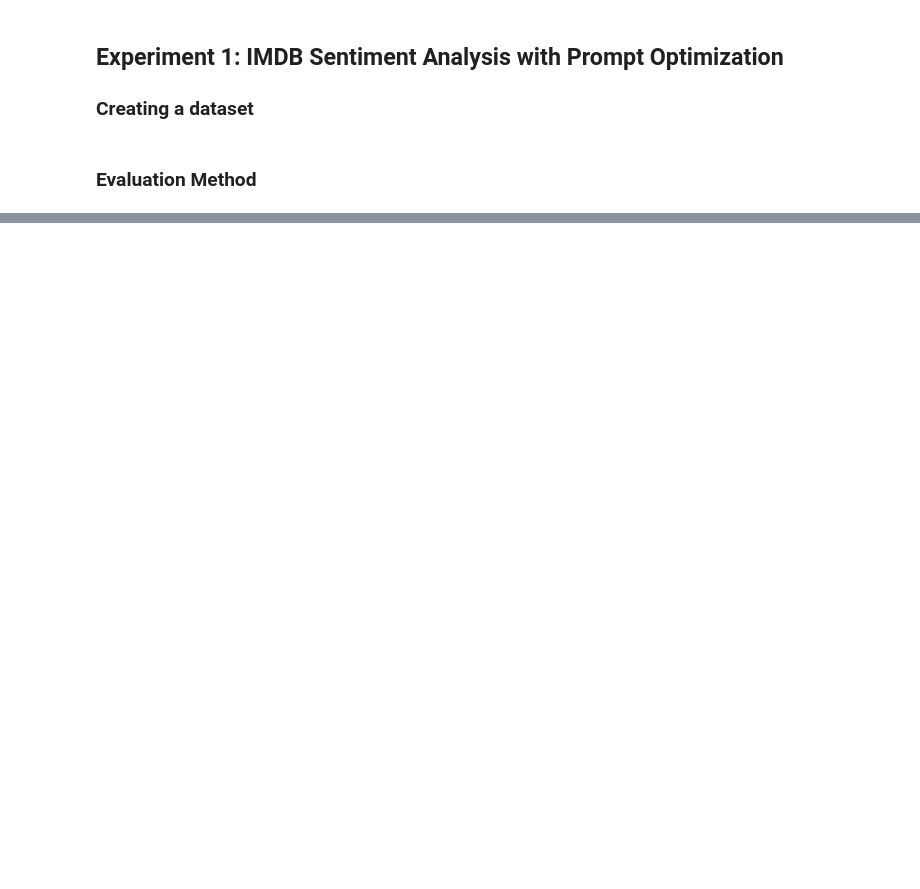
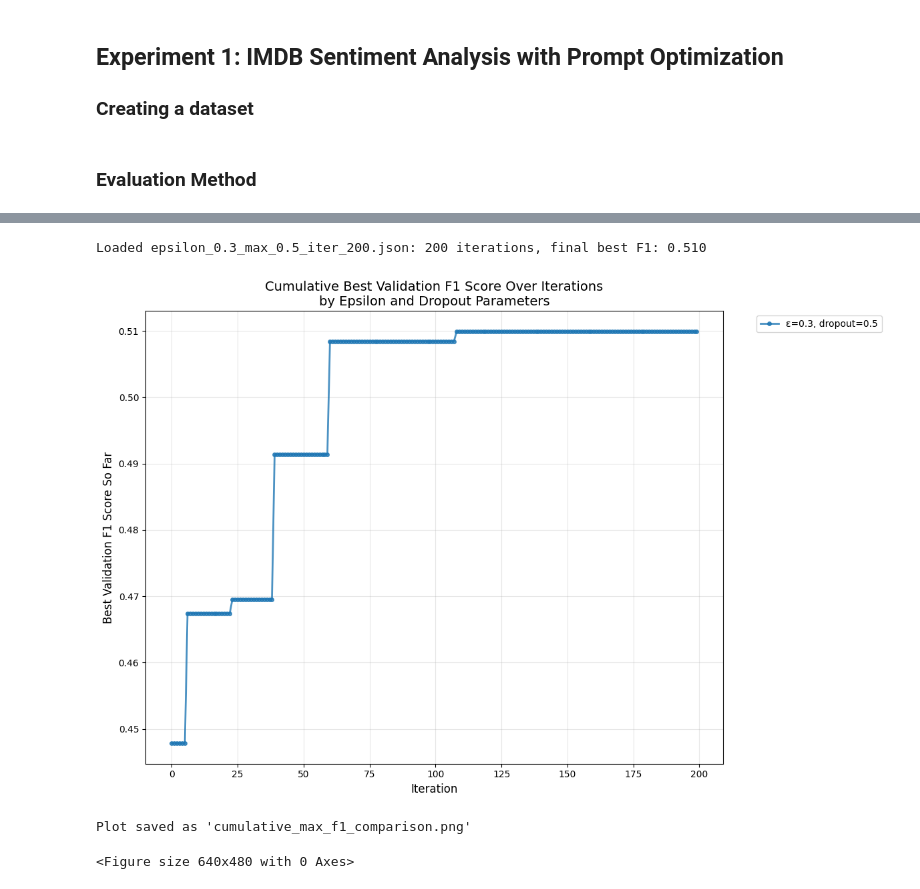
Before and after one commit to sarashs/Exploratory, a Jupyter notebook: Prompt_engineer/prompt_engineer.ipynb, the cells around one changed output, grey strips where cells are left out. Saved outputs shown, nothing was run; the diff lists cells and outputs as text; code cells hidden in the pictures; blank space fills up the shorter version.

```diff
--- a/Prompt_engineer/prompt_engineer.ipynb
+++ b/Prompt_engineer/prompt_engineer.ipynb
@@ -197,0 +553,7 @@ plot_cumulative_max_f1_scores()
+# %%
+plot_cumulative_max_f1_scores()
+# %% [output]
+Loaded epsilon_0.3_max_0.5_iter_200.json: 200 iterations, final best F1: 0.510
+[figure, added]
+Plot saved as 'cumulative_max_f1_comparison.png'
+<Figure size 640x480 with 0 Axes>
```
Also changed, not shown: parts of 10 cells of this notebook, 2 other files.
